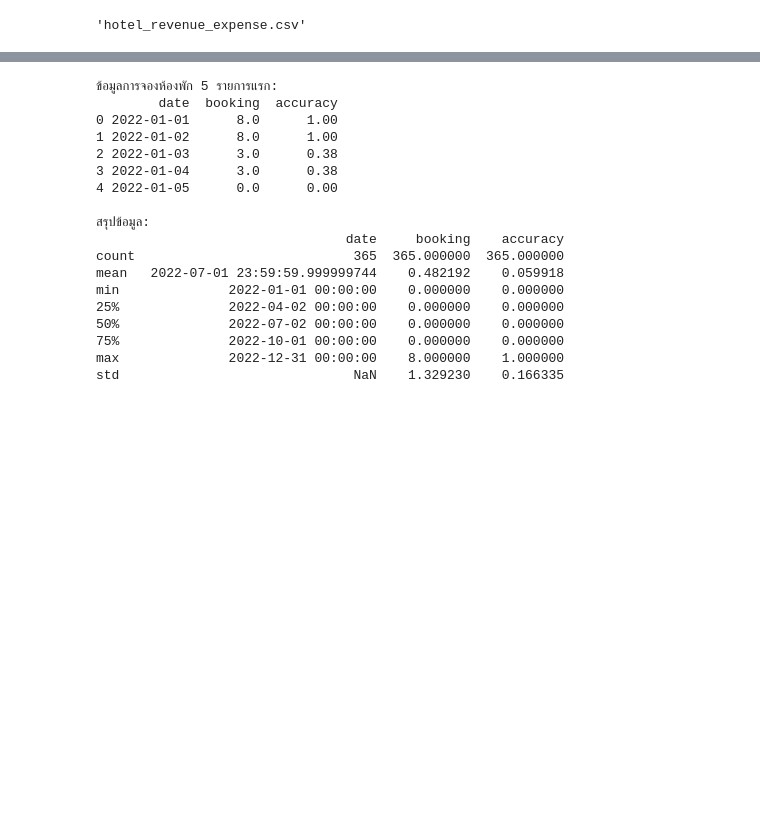
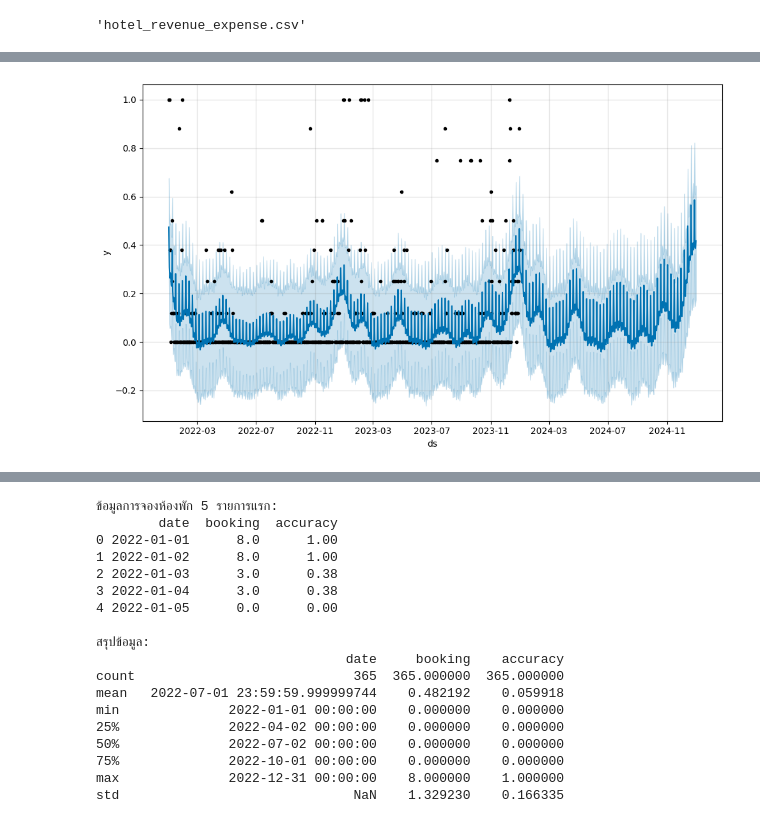
Before and after one commit to Theerat22/finotel, a Jupyter notebook: models/hotel_revenue_expense.ipynb, the cells around one changed output, grey strips where cells are left out. Saved outputs shown, nothing was run; the diff lists cells and outputs as text; code cells hidden in the pictures; blank space fills up the shorter version.

Commit message:
model

```diff
--- a/models/hotel_revenue_expense.ipynb
+++ b/models/hotel_revenue_expense.ipynb
@@ -159,0 +380,17 @@ final_df.to_csv(file_path, index=False)
+# %%
+import pandas as pd
+from prophet import Prophet
+
+
+train_df = pd.read_csv('2022-2023_booking.csv')
+test_df = pd.read_csv('test_data_2024.csv')
+# %%
+train_df.drop('booking', axis=1, inplace=True)
+test_df.drop('booking', axis=1, inplace=True)
+
+train_df = train_df.drop_duplicates(subset=['ds'])
+test_df = test_df.drop_duplicates(subset=['ds'])
+
+
+train_df['ds'] = pd.to_datetime(train_df['ds'], format='%d/%m/%Y')
+test_df['ds'] = pd.to_datetime(test_df['ds'], format='%d/%m/%Y')
@@ -159,0 +464,3 @@ final_df.to_csv(file_path, index=False)
+# %%
+model = Prophet()
+model.fit(train_df)
@@ -159,0 +471,3 @@ final_df.to_csv(file_path, index=False)
+# %%
+future = model.make_future_dataframe(periods=366)
+forecast = model.predict(future)
@@ -159,0 +483,4 @@ final_df.to_csv(file_path, index=False)
+# %%
+fig1 = model.plot(forecast)
+# %% [output]
+[figure, added]
```
Also changed, not shown: parts of 26 cells of this notebook, 8 other files.
